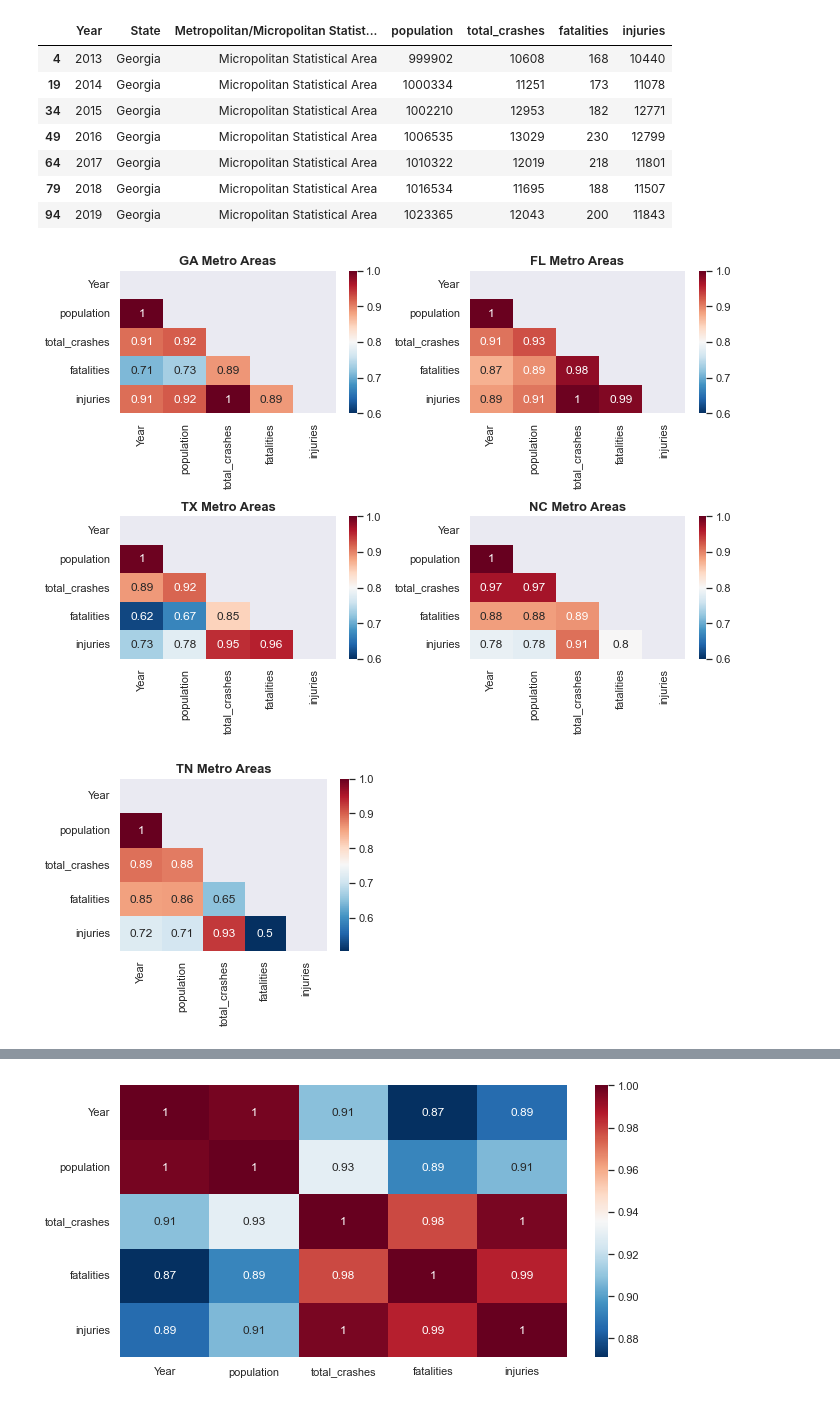
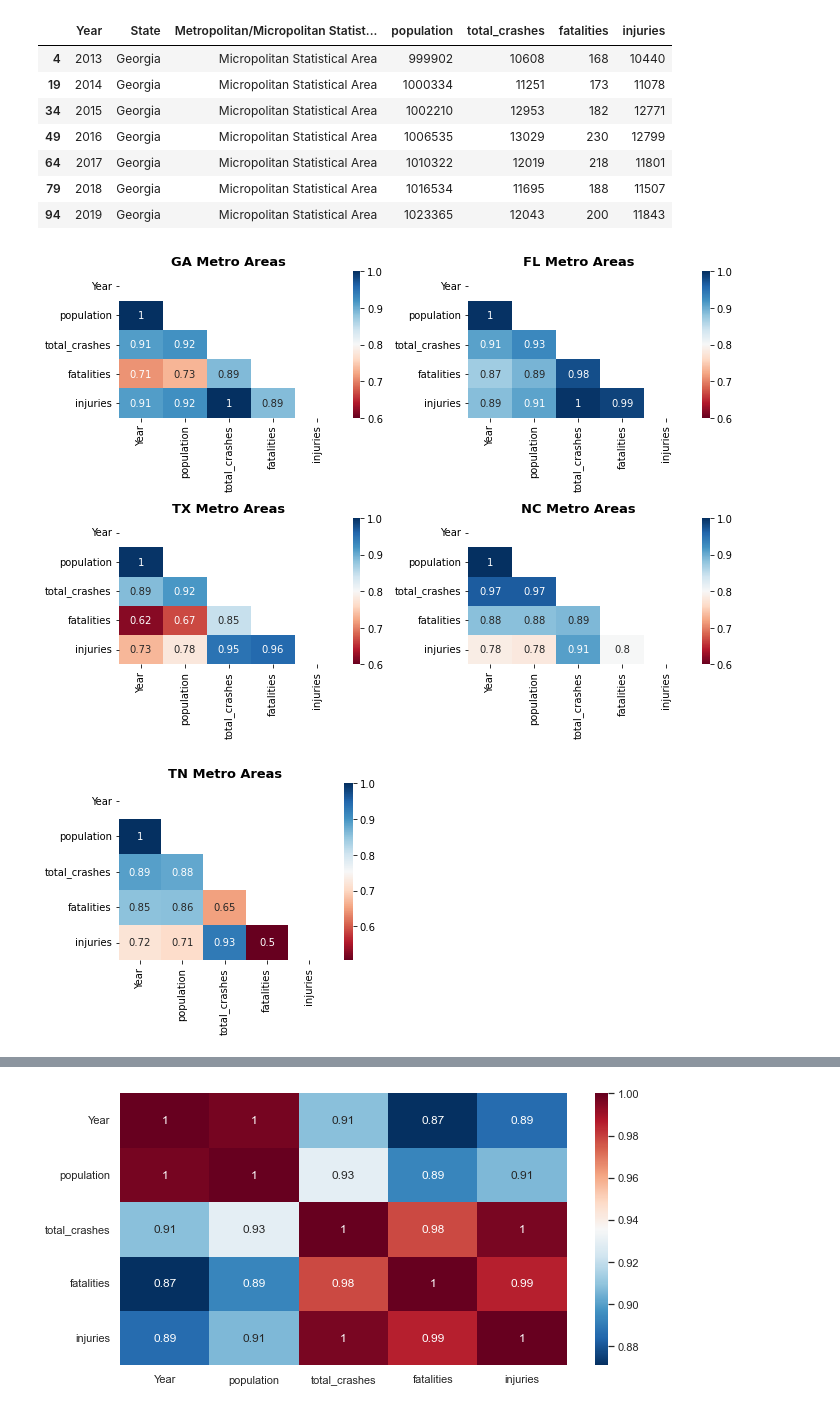
Before and after one commit to igoike/Capstone, a Jupyter notebook: notebooks/final_analysis.ipynb, the cells around one changed output, grey strips where cells are left out. Cells and saved outputs as stored; diff of their text form; code cells hidden in the pictures.

```diff
--- a/notebooks/final_analysis.ipynb
+++ b/notebooks/final_analysis.ipynb
@@ -284,22 +284,22 @@ mask_nc = np.triu(np.ones_like(df_nc_metro.corr()))
 mask_ga = np.triu(np.ones_like(df_ga_metro.corr()))
 # %%
 fig,((ax1,ax2),(ax3,ax4)) = plt.subplots(2,2, figsize=(10,7))
-dataplot = sns.heatmap(df_ga_metro.corr(),ax=ax1,vmin=0.6,vmax=1,cmap="RdBu_r",annot=True,mask=mask_ga).set_title('GA Metro Areas',fontdict= { 'fontsize': 13, 'fontweight':'bold'})
-dataplot = sns.heatmap(df_fl_metro.corr(),ax=ax2,vmin=0.6,vmax=1,cmap="RdBu_r",annot=True,mask=mask_fl).set_title('FL Metro Areas',fontdict= { 'fontsize': 13, 'fontweight':'bold'})
-dataplot = sns.heatmap(df_tx_metro.corr(),ax=ax3,vmin=0.6,vmax=1,cmap="RdBu_r",annot=True,mask=mask_tx).set_title('TX Metro Areas',fontdict= { 'fontsize': 13, 'fontweight':'bold'})
-dataplot = sns.heatmap(df_nc_metro.corr(),ax=ax4,vmin=0.6,vmax=1,cmap="RdBu_r",annot=True,mask=mask_nc).set_title('NC Metro Areas',fontdict= { 'fontsize': 13, 'fontweight':'bold'})
+dataplot = sns.heatmap(df_ga_metro.corr(),ax=ax1,vmin=0.6,vmax=1,cmap="RdBu",annot=True,mask=mask_ga).set_title('GA Metro Areas',fontdict= { 'fontsize': 13, 'fontweight':'bold'})
+dataplot = sns.heatmap(df_fl_metro.corr(),ax=ax2,vmin=0.6,vmax=1,cmap="RdBu",annot=True,mask=mask_fl).set_title('FL Metro Areas',fontdict= { 'fontsize': 13, 'fontweight':'bold'})
+dataplot = sns.heatmap(df_tx_metro.corr(),ax=ax3,vmin=0.6,vmax=1,cmap="RdBu",annot=True,mask=mask_tx).set_title('TX Metro Areas',fontdict= { 'fontsize': 13, 'fontweight':'bold'})
+dataplot = sns.heatmap(df_nc_metro.corr(),ax=ax4,vmin=0.6,vmax=1,cmap="RdBu",annot=True,mask=mask_nc).set_title('NC Metro Areas',fontdict= { 'fontsize': 13, 'fontweight':'bold'})
 fig.tight_layout()
 fig.tight_layout()
 plt.savefig('../visuals/states_metros_corr.png')
 # %% [output]
-[figure, old version]
+[figure, new version]
 # %%
 fig,ax = plt.subplots(figsize=(5,4))
-dataplot = sns.heatmap(df_tn_metro.corr(),ax=ax,vmax=1,cmap="RdBu_r",annot=True,mask=mask_tn).set_title('TN Metro Areas',fontdict= { 'fontsize': 13, 'fontweight':'bold'})
+dataplot = sns.heatmap(df_tn_metro.corr(),ax=ax,vmax=1,cmap="RdBu",annot=True,mask=mask_tn).set_title('TN Metro Areas',fontdict= { 'fontsize': 13, 'fontweight':'bold'})
 fig.tight_layout()
 plt.savefig('../visuals/tn_metros_corr.png')
 # %% [output]
-[figure, old version]
+[figure, new version]
 # %%
 mask_fl_m = np.triu(np.ones_like(df_fl_micro.corr()))
 mask_tn_m = np.triu(np.ones_like(df_tn_micro.corr()))
```
Also changed, not shown: parts of 6 cells of this notebook, 12 other files.
